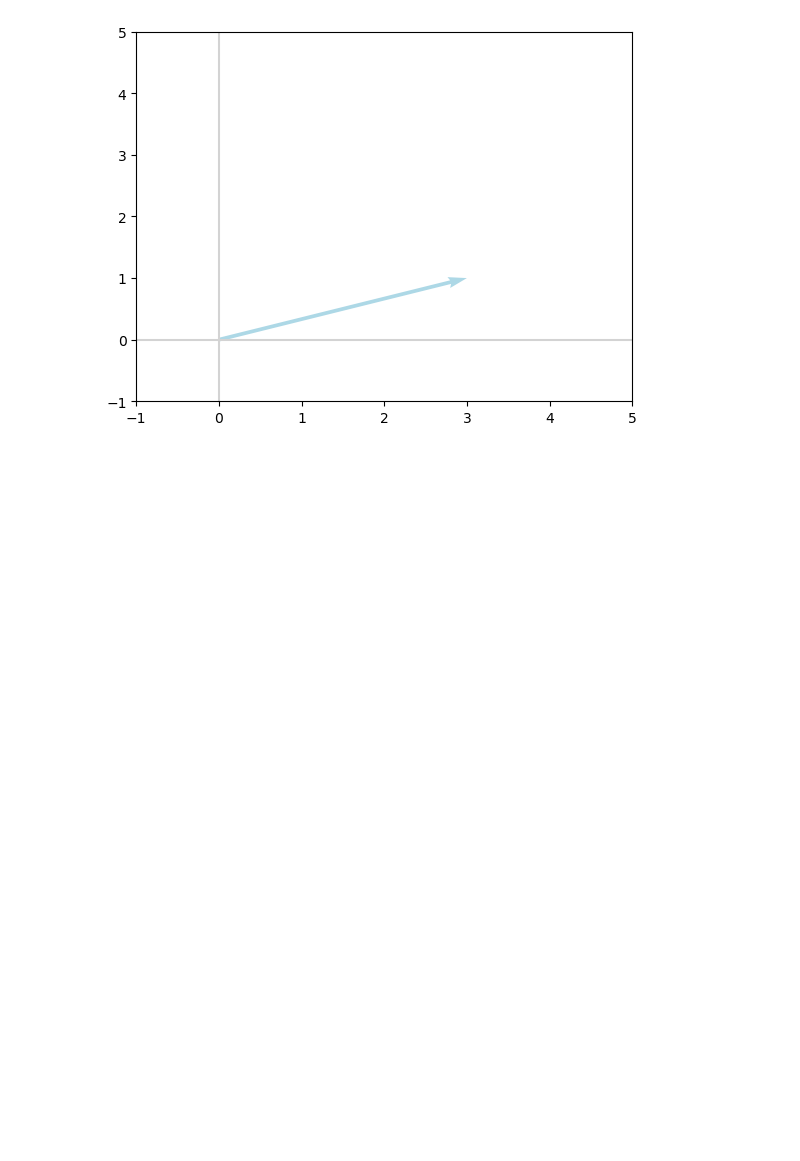
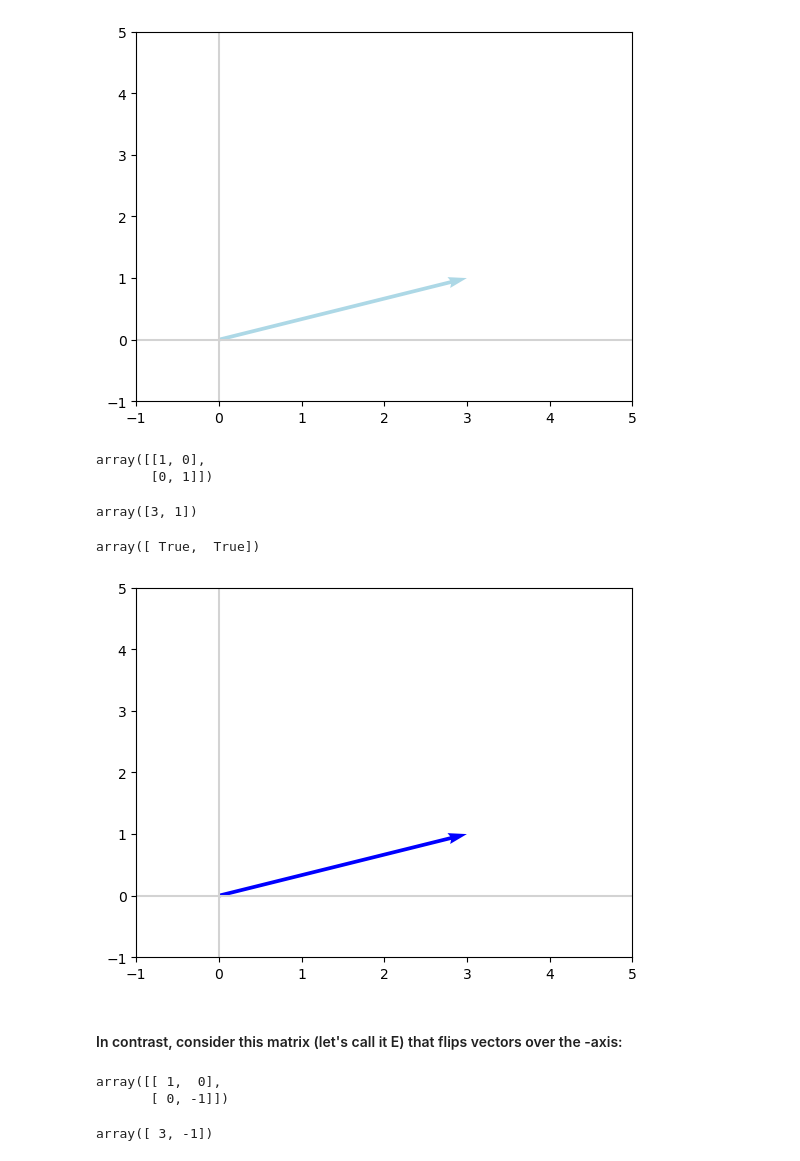
Before and after one commit to rabobahago/complete_deep_learning_pytorch, a Jupyter notebook: algebra/main.ipynb, the cells around one changed output. Cells and saved outputs as stored; diff of their text form; code cells hidden in the pictures; blank space fills up the shorter version.

```diff
--- a/algebra/main.ipynb
+++ b/algebra/main.ipynb
@@ -583,3 +583,37 @@ plt.xlim(-1, 5)
 _ = plt.ylim(-1, 5)
 # %% [output]
 [figure]
+# %%
+I = np.array([[1, 0], [0, 1]])
+I
+# %% [output]
+array([[1, 0],
+       [0, 1]])
+# %%
+Iv = np.dot(I, v)
+Iv
+# %% [output]
+array([3, 1])
+# %%
+v == Iv
+# %% [output]
+array([ True,  True])
+# %%
+plot_vectors([Iv], ['blue'])
+plt.xlim(-1, 5)
+_ = plt.ylim(-1, 5)
+# %% [output]
+[figure, added]
+# %% [markdown]
+#### In contrast, consider this matrix (let's call it E) that flips vectors over the -axis:
+# %%
+E = np.array([[1, 0], [0, -1]])
+E
+# %% [output]
+array([[ 1,  0],
+       [ 0, -1]])
+# %%
+Ev = np.dot(E, v)
+Ev
+# %% [output]
+array([ 3, -1])
```
Also changed, not shown: parts of 7 cells of this notebook.
